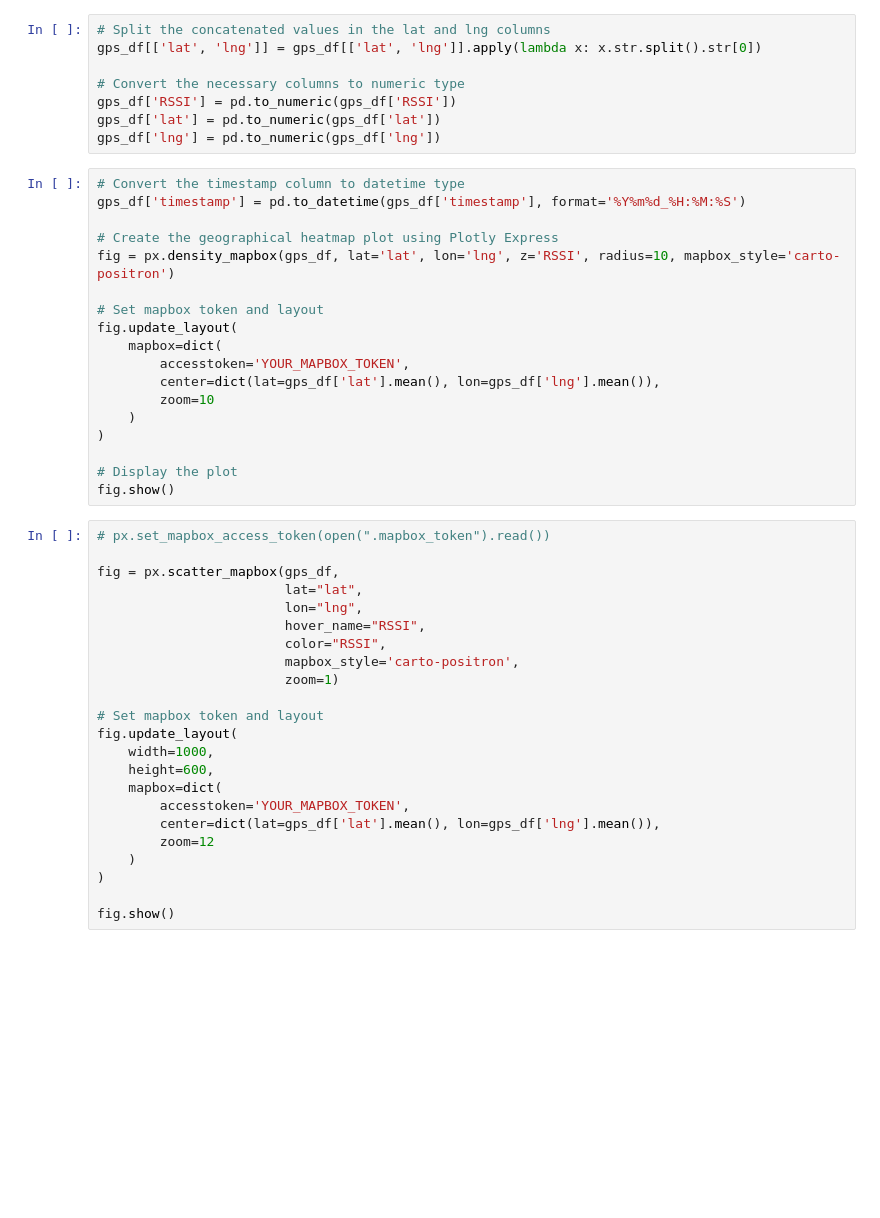
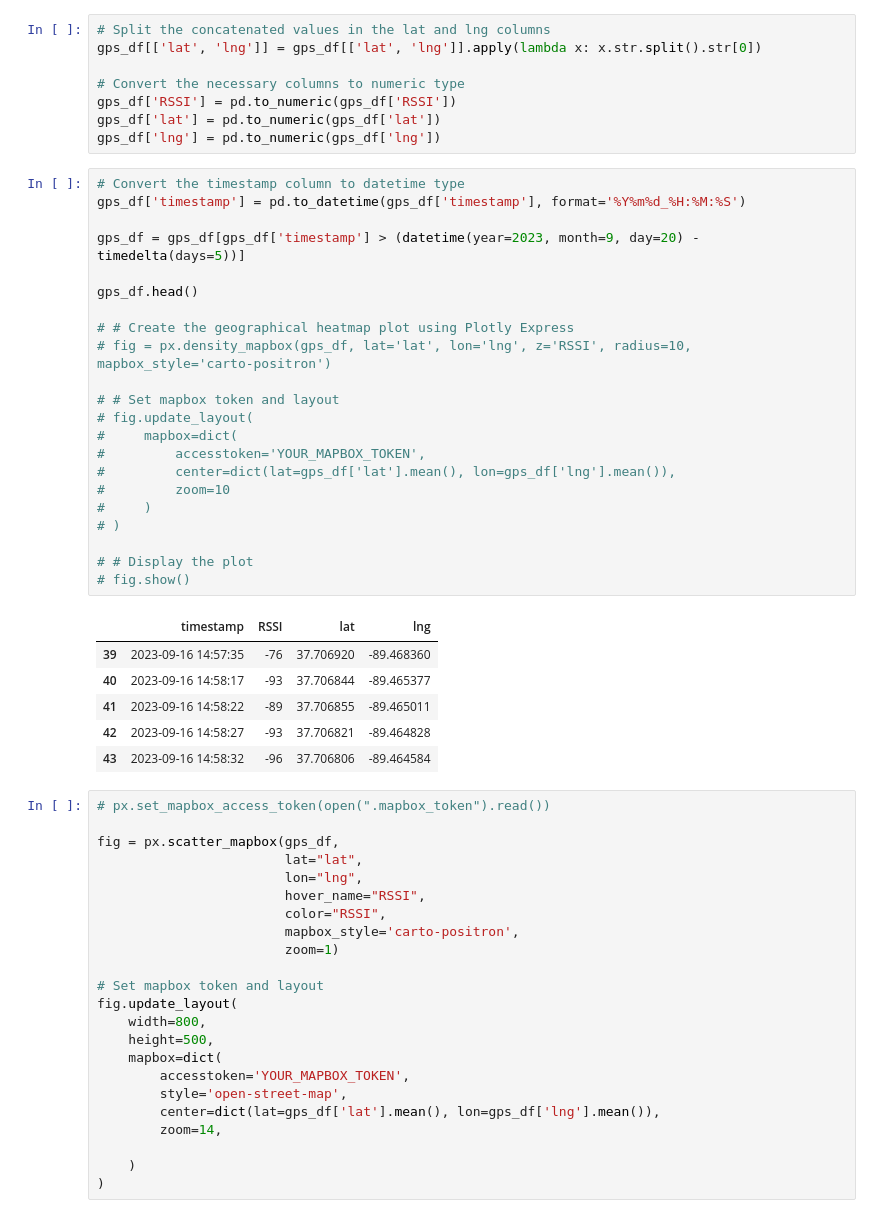
Before and after one commit to wFairmanOlin/HAUCS, a Jupyter notebook: GPS_plot.ipynb, the cells around one changed output. Saved outputs shown, nothing was run; the diff lists cells and outputs as text; blank space fills up the shorter version.

```diff
--- a/GPS_plot.ipynb
+++ b/GPS_plot.ipynb
@@ -42,21 +54,32 @@ gps_df['lng'] = pd.to_numeric(gps_df['lng'])
 # %%
 # Convert the timestamp column to datetime type
 gps_df['timestamp'] = pd.to_datetime(gps_df['timestamp'], format='%Y%m%d_%H:%M:%S')
 
-# Create the geographical heatmap plot using Plotly Express
-fig = px.density_mapbox(gps_df, lat='lat', lon='lng', z='RSSI', radius=10, mapbox_style='carto-positron')
+gps_df = gps_df[gps_df['timestamp'] > (datetime(year=2023, month=9, day=20) - timedelta(days=5))]
 
-# Set mapbox token and layout
-fig.update_layout(
-    mapbox=dict(
-        accesstoken='YOUR_MAPBOX_TOKEN',
-        center=dict(lat=gps_df['lat'].mean(), lon=gps_df['lng'].mean()),
-        zoom=10
-    )
-)
+gps_df.head()
 
-# Display the plot
-fig.show()
+# # Create the geographical heatmap plot using Plotly Express
+# fig = px.density_mapbox(gps_df, lat='lat', lon='lng', z='RSSI', radius=10, mapbox_style='carto-positron')
+
+# # Set mapbox token and layout
+# fig.update_layout(
+#     mapbox=dict(
+#         accesstoken='YOUR_MAPBOX_TOKEN',
+#         center=dict(lat=gps_df['lat'].mean(), lon=gps_df['lng'].mean()),
+#         zoom=10
+#     )
+# )
+
+# # Display the plot
+# fig.show()
+# %% [output]
+|  | timestamp | RSSI | lat | lng |
+| 39 | 2023-09-16 14:57:35 | -76 | 37.706920 | -89.468360 |
+| 40 | 2023-09-16 14:58:17 | -93 | 37.706844 | -89.465377 |
+| 41 | 2023-09-16 14:58:22 | -89 | 37.706855 | -89.465011 |
+| 42 | 2023-09-16 14:58:27 | -93 | 37.706821 | -89.464828 |
+| 43 | 2023-09-16 14:58:32 | -96 | 37.706806 | -89.464584 |
 # %%
 # px.set_mapbox_access_token(open(".mapbox_token").read())
 
@@ -70,13 +93,13 @@ fig = px.scatter_mapbox(gps_df,
 
 # Set mapbox token and layout
 fig.update_layout(
-    width=1000,
-    height=600,
+    width=800,
+    height=500,
     mapbox=dict(
         accesstoken='YOUR_MAPBOX_TOKEN',
+        style='open-street-map',
         center=dict(lat=gps_df['lat'].mean(), lon=gps_df['lng'].mean()),
-        zoom=12
+        zoom=14,
+
     )
 )
-
-fig.show()
```
Also changed, not shown: parts of 5 cells of this notebook, 3 other files.
